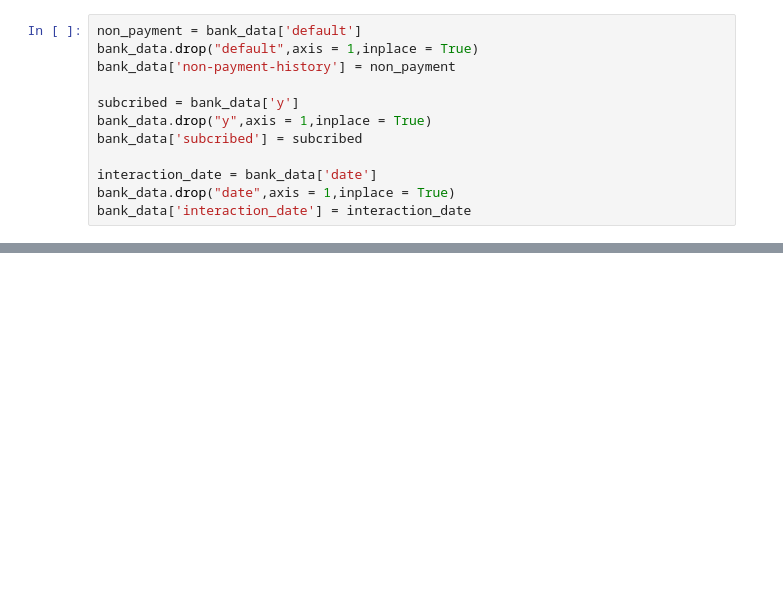
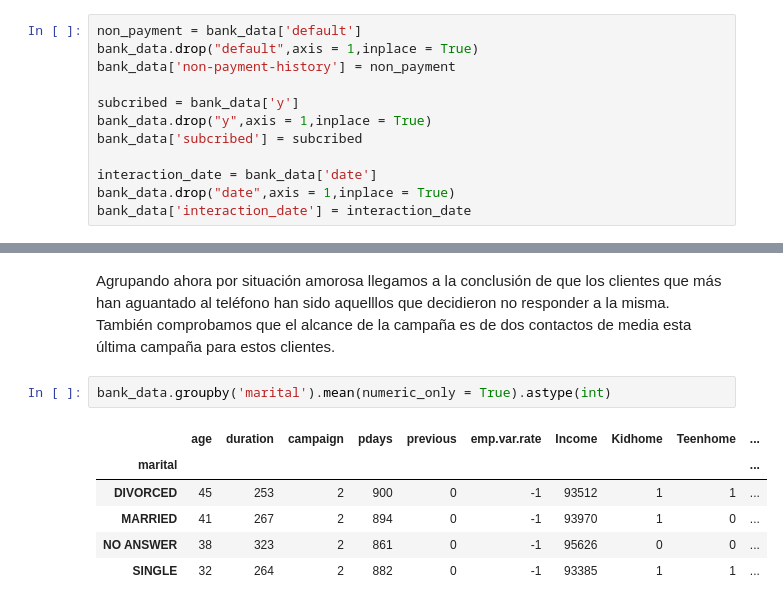
Before and after one commit to OscarCasahe/Python_for_data, a Jupyter notebook: dev/proyecto_EDA.ipynb, the cells around one changed output, grey strips where cells are left out. Drawn from its saved outputs; the diff is of its cells as text; blank space fills up the shorter version.

```diff
--- a/dev/proyecto_EDA.ipynb
+++ b/dev/proyecto_EDA.ipynb
@@ -294,0 +332,11 @@ Name: count, dtype: int64
+# %% [markdown]
+Agrupando ahora por situación amorosa llegamos a la conclusión de que los clientes que más han aguantado al teléfono han sido aquelllos que decidieron no responder a la misma. También comprobamos que el alcance de la campaña es de dos contactos de media esta última campaña para estos clientes.
+# %%
+bank_data.groupby('marital').mean(numeric_only = True).astype(int)
+# %% [output]
+|  | age | duration | campaign | pdays | previous | emp.var.rate | Income | Kidhome | Teenhome | ... |
+| marital |  |  |  |  |  |  |  |  |  | ... |
+| DIVORCED | 45 | 253 | 2 | 900 | 0 | -1 | 93512 | 1 | 1 | ... |
+| MARRIED | 41 | 267 | 2 | 894 | 0 | -1 | 93970 | 1 | 0 | ... |
+| NO ANSWER | 38 | 323 | 2 | 861 | 0 | -1 | 95626 | 0 | 0 | ... |
+| SINGLE | 32 | 264 | 2 | 882 | 0 | -1 | 93385 | 1 | 1 | ... |
```
Also changed, not shown: parts of 13 cells of this notebook, 1 other file.
